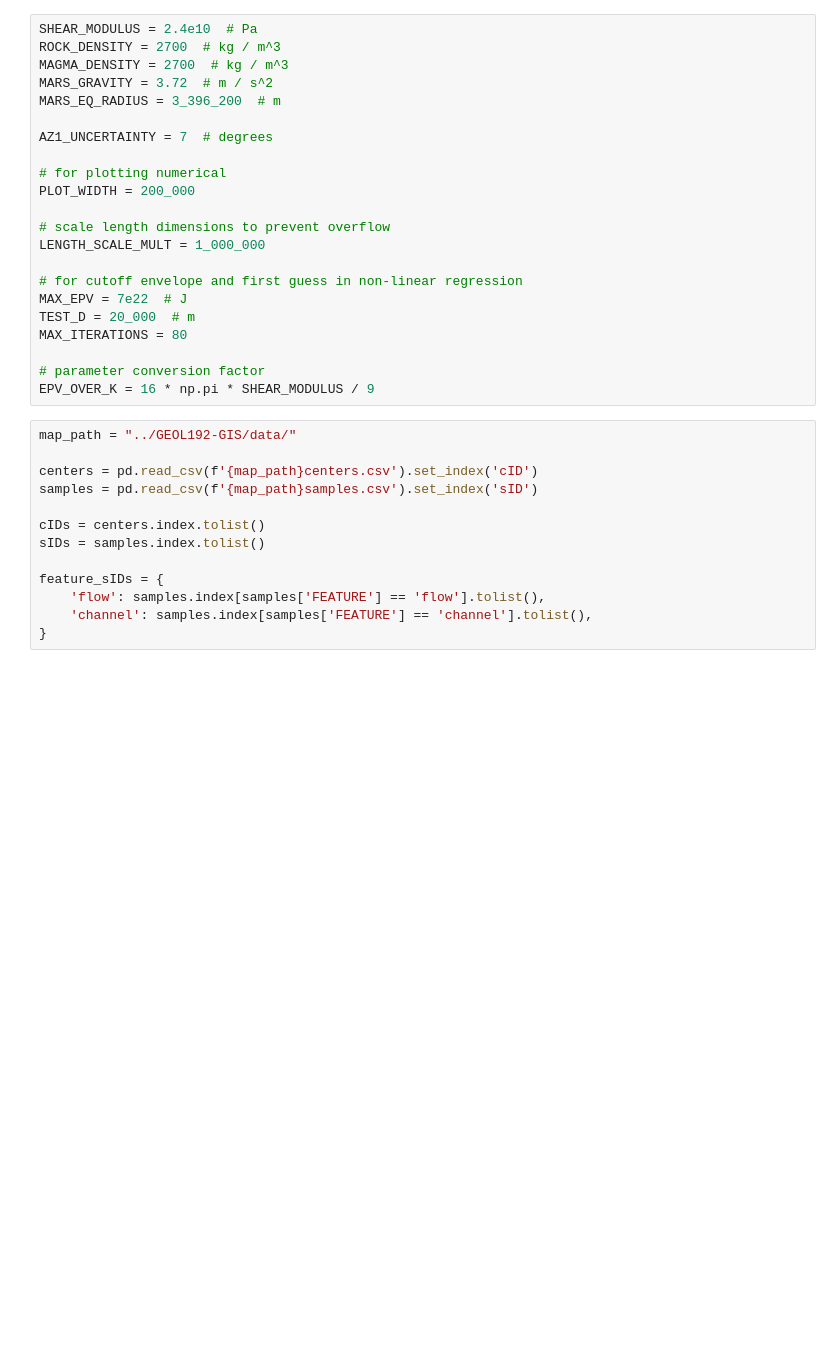
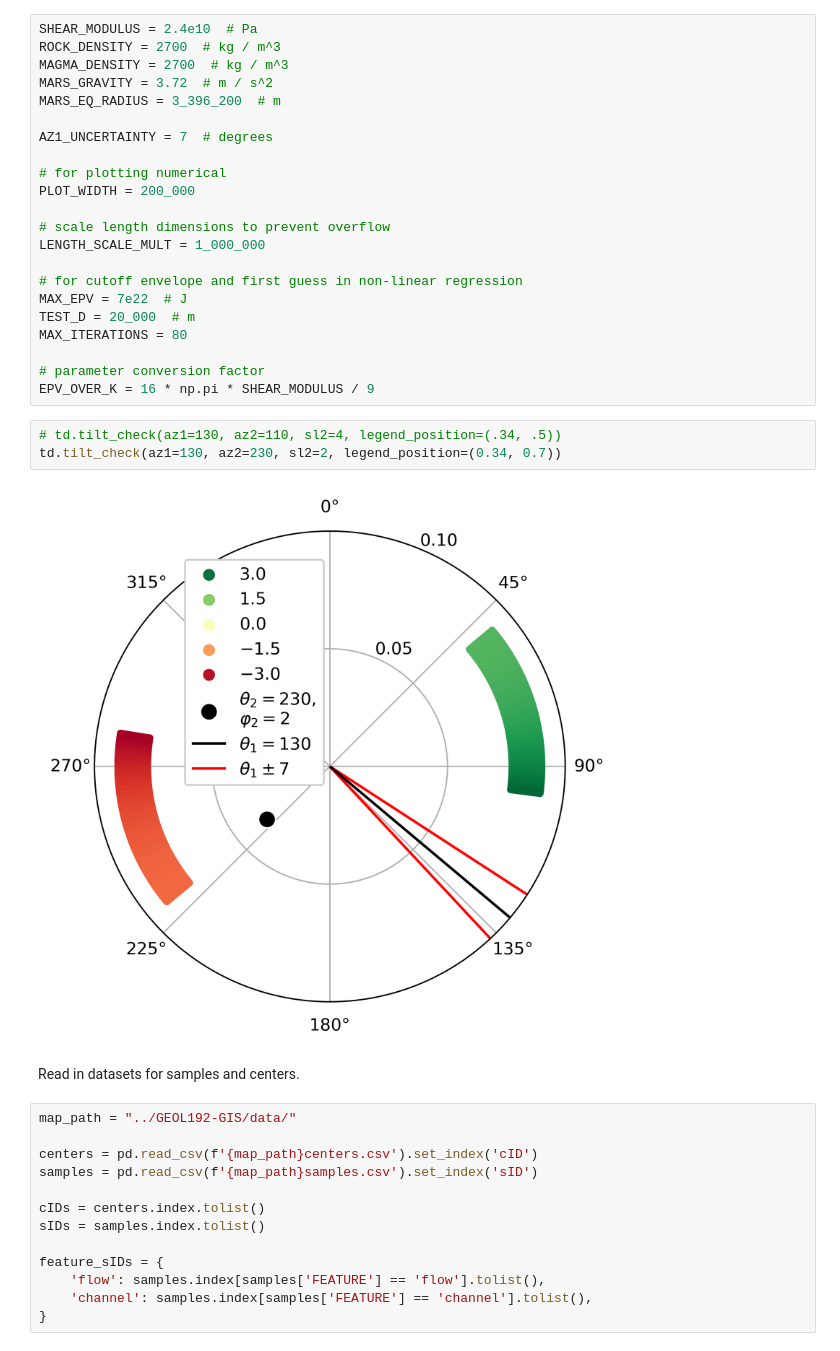
Before and after one commit to hernypeterson/thesis, a Jupyter notebook: code_with_import.ipynb, the cells around one changed output. Drawn from its saved outputs; the diff is of its cells as text; blank space fills up the shorter version.

```diff
--- a/code_with_import.ipynb
+++ b/code_with_import.ipynb
@@ -44,6 +45,13 @@ MAX_ITERATIONS = 80
 
 # parameter conversion factor
 EPV_OVER_K = 16 * np.pi * SHEAR_MODULUS / 9
+# %%
+# td.tilt_check(az1=130, az2=110, sl2=4, legend_position=(.34, .5))
+td.tilt_check(az1=130, az2=230, sl2=2, legend_position=(0.34, 0.7))
+# %% [output]
+[figure, added]
+# %% [markdown]
+Read in datasets for samples and centers.
 # %%
 map_path = "../GEOL192-GIS/data/"
 
```
Also changed, not shown: parts of 13 cells of this notebook, 2 other files.
